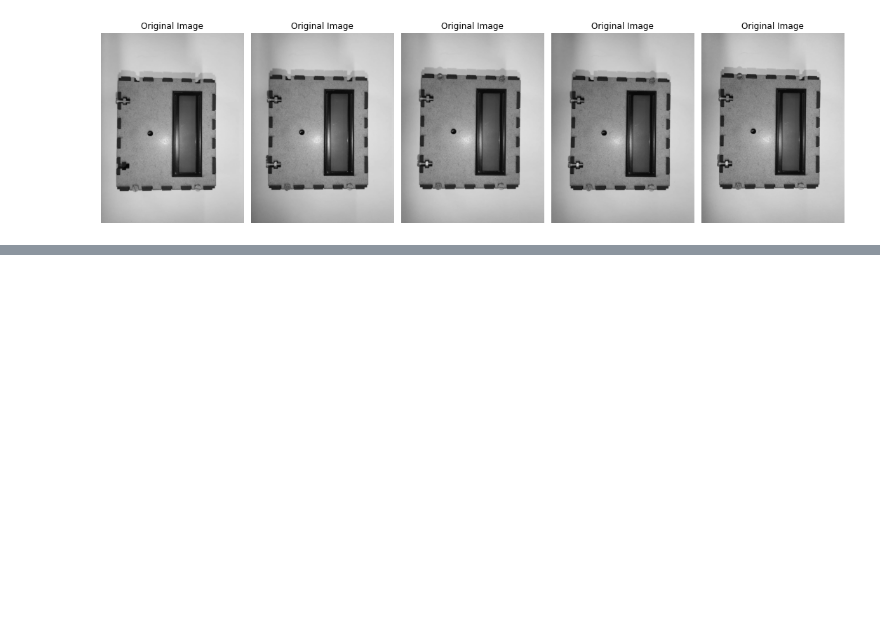
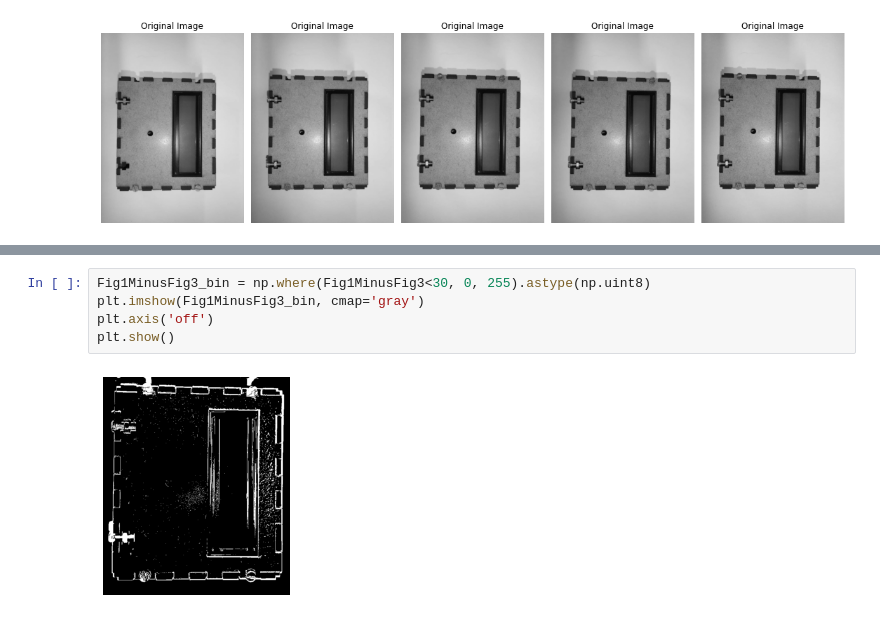
Before and after one commit to fekurita/MachineVision, a Jupyter notebook: APS3/APS3.ipynb, the cells around one changed output, grey strips where cells are left out. Drawn from its saved outputs; the diff is of its cells as text; blank space fills up the shorter version.

```diff
--- a/APS3/APS3.ipynb
+++ b/APS3/APS3.ipynb
@@ -44,0 +108,7 @@ plt.show()
+# %%
+Fig1MinusFig3_bin = np.where(Fig1MinusFig3<30, 0, 255).astype(np.uint8)
+plt.imshow(Fig1MinusFig3_bin, cmap='gray')
+plt.axis('off')
+plt.show()
+# %% [output]
+[figure, added]
```
Also changed, not shown: parts of 8 cells of this notebook.
